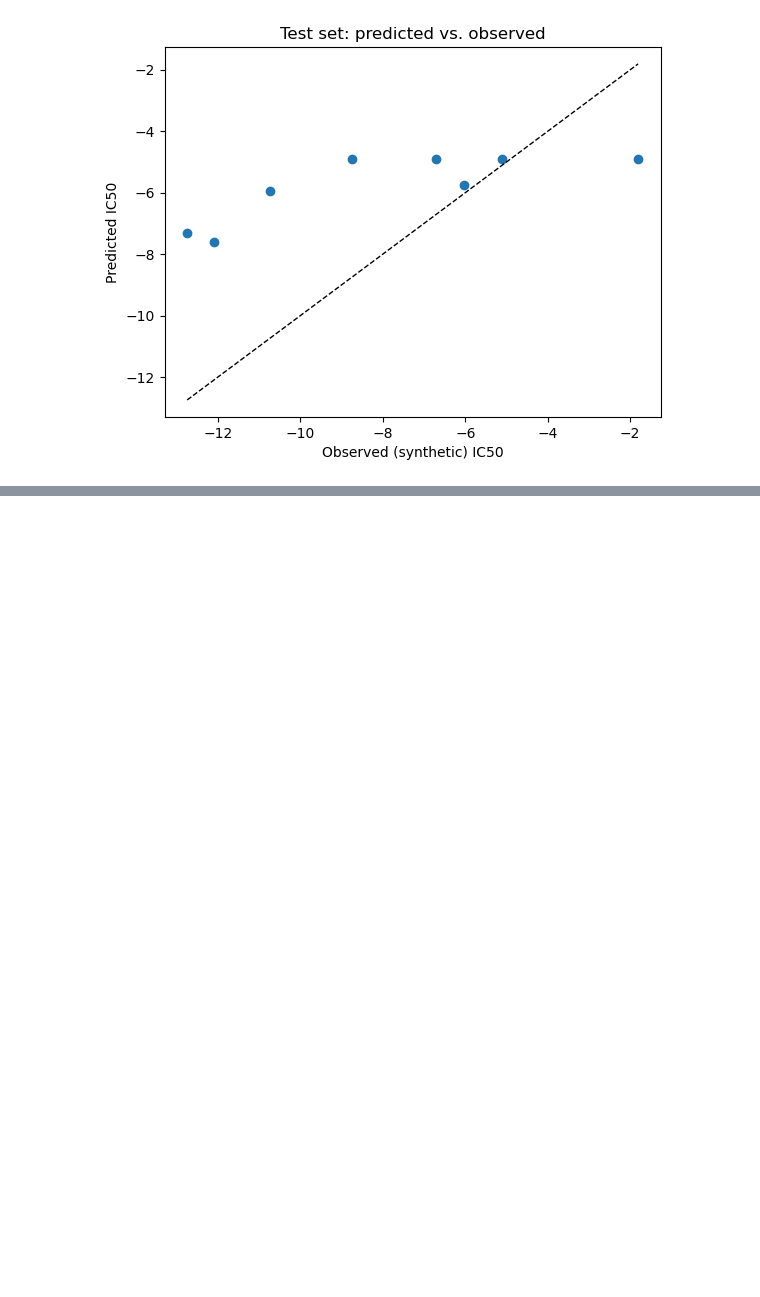
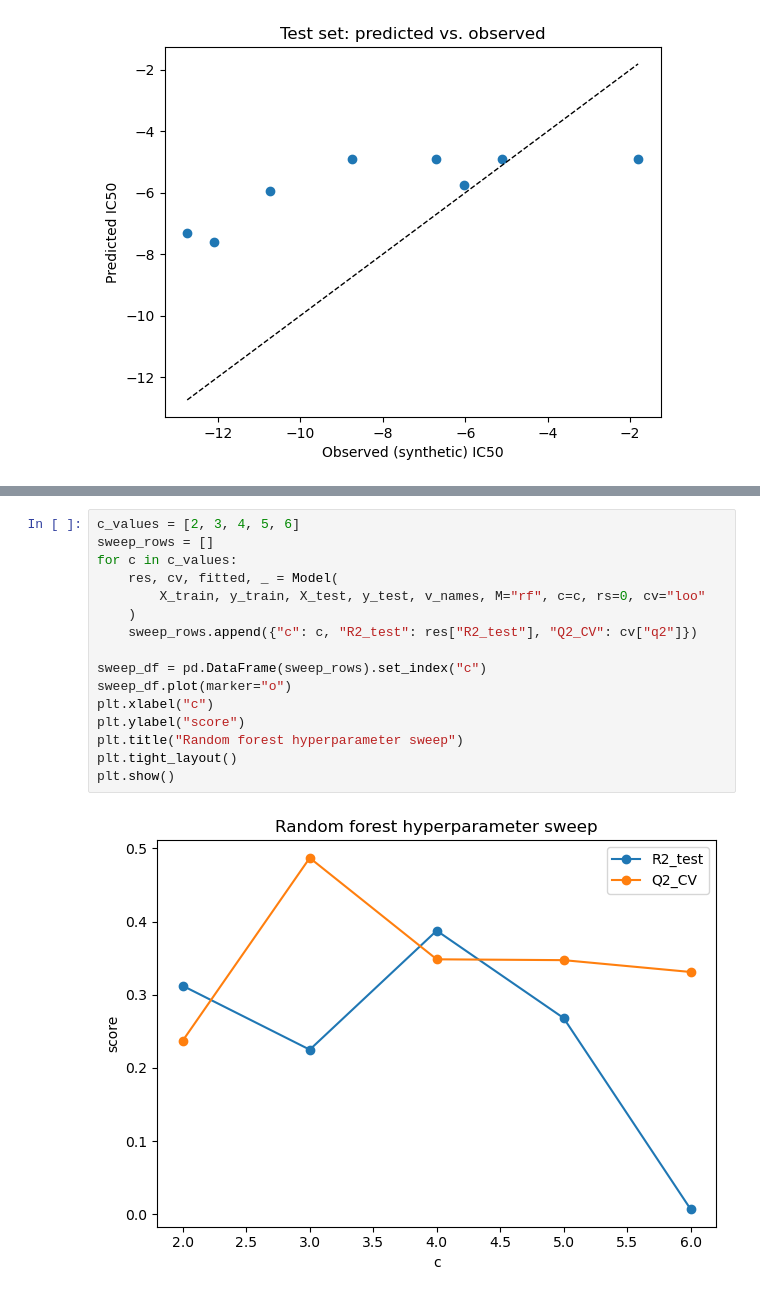
Before and after one commit to shamsaraj/mlmolprop, a Jupyter notebook: examples/quickstart.ipynb, the cells around one changed output, grey strips where cells are left out. Drawn from its saved outputs; the diff is of its cells as text; blank space fills up the shorter version.

```diff
--- a/examples/quickstart.ipynb
+++ b/examples/quickstart.ipynb
@@ -228,0 +279,18 @@ plt.show()
+# %%
+c_values = [2, 3, 4, 5, 6]
+sweep_rows = []
+for c in c_values:
+    res, cv, fitted, _ = Model(
+        X_train, y_train, X_test, y_test, v_names, M="rf", c=c, rs=0, cv="loo"
+    )
+    sweep_rows.append({"c": c, "R2_test": res["R2_test"], "Q2_CV": cv["q2"]})
+
+sweep_df = pd.DataFrame(sweep_rows).set_index("c")
+sweep_df.plot(marker="o")
+plt.xlabel("c")
+plt.ylabel("score")
+plt.title("Random forest hyperparameter sweep")
+plt.tight_layout()
+plt.show()
+# %% [output]
+[figure, added]
```
Also changed, not shown: parts of 19 cells of this notebook, 1 other file.
